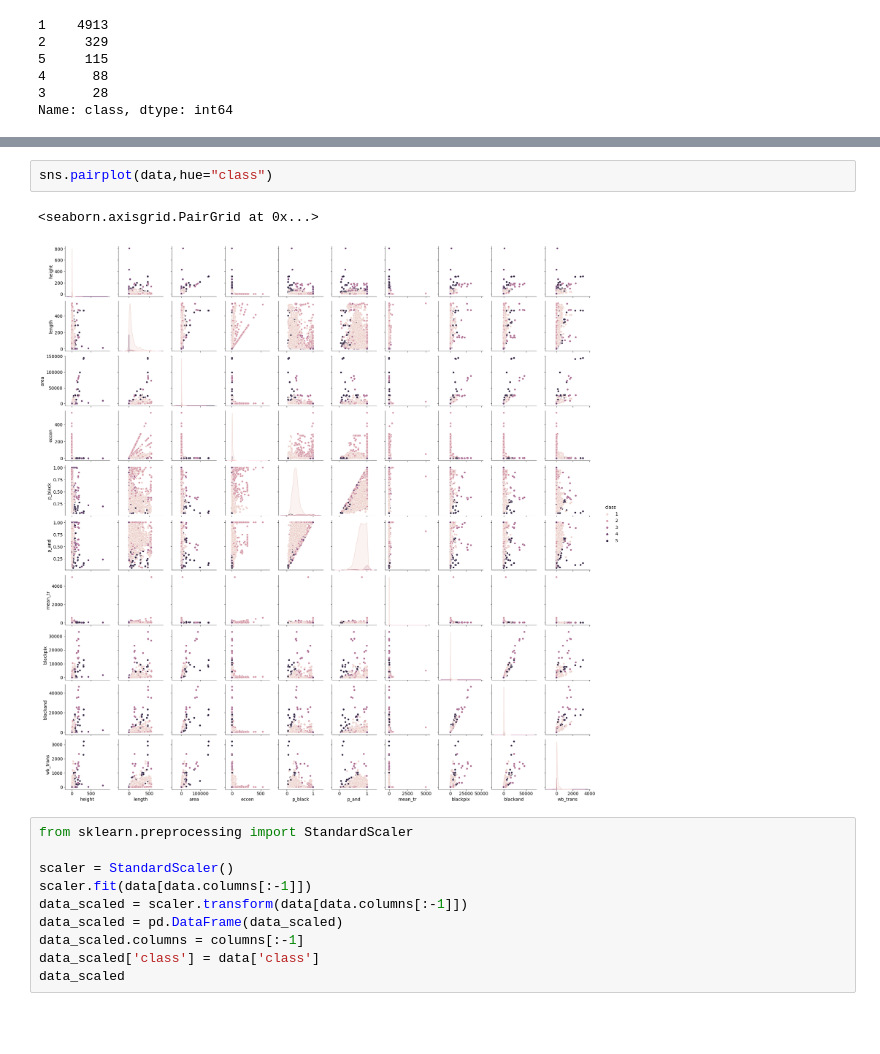
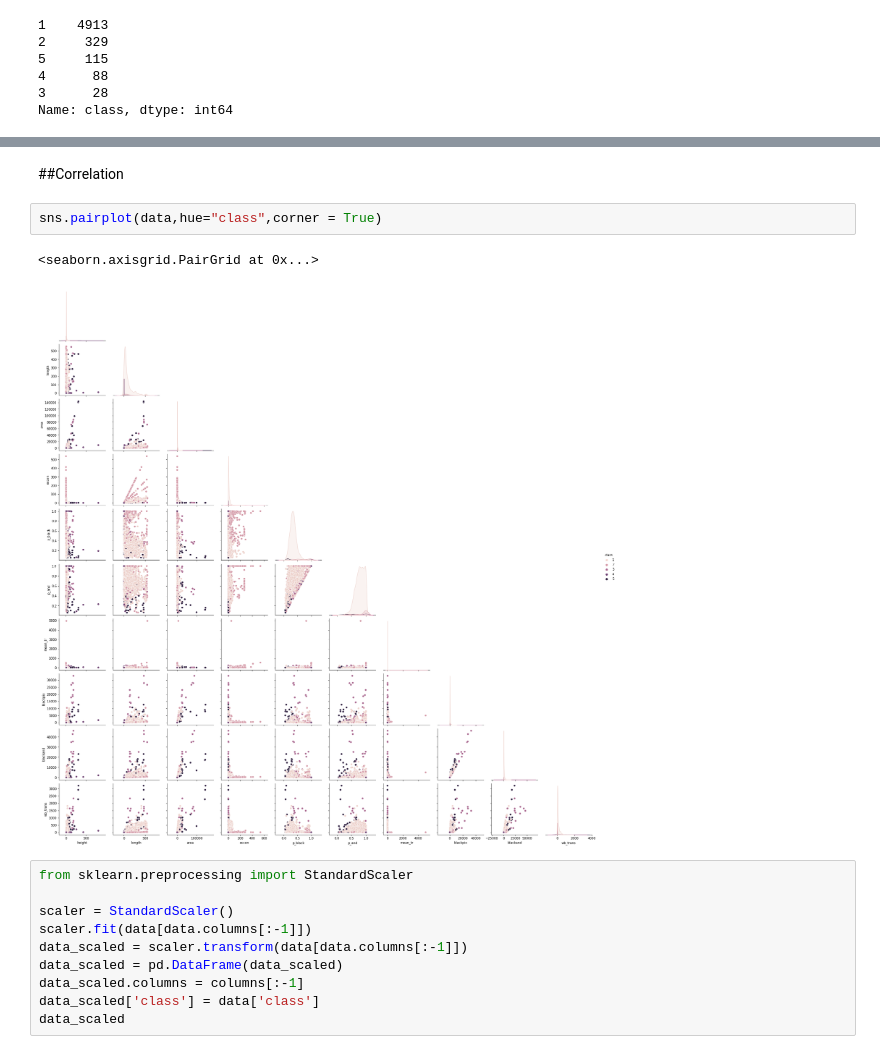
Before and after one commit to dylan-rkt/block_python_project, a Jupyter notebook: notebook/BlockClassification.ipynb, the cells around one changed output, grey strips where cells are left out. Saved outputs shown, nothing was run; the diff lists cells and outputs as text; blank space fills up the shorter version.

```diff
--- a/notebook/BlockClassification.ipynb
+++ b/notebook/BlockClassification.ipynb
@@ -85,11 +85,13 @@ data[data.columns[:-1]].describe()
 | 50% | 8.000000 | 41.000000 | 322.000000 | 5.167000 | 0.337000 | 0.803000 | 2.070000 | 108.000000 | 250.000000 | 49.000000 |
 | 75% | 10.000000 | 107.000000 | 980.000000 | 13.625000 | 0.426000 | 0.927000 | 3.000000 | 284.000000 | 718.000000 | 126.000000 |
 | max | 804.000000 | 553.000000 | 143993.000000 | 537.000000 | 1.000000 | 1.000000 | 4955.000000 | 33017.000000 | 46133.000000 | 3212.000000 |
+# %% [markdown]
+##Correlation
 # %%
-sns.pairplot(data,hue="class")
+sns.pairplot(data,hue="class",corner = True)
 # %% [output]
 <seaborn.axisgrid.PairGrid at 0x...>
-[figure, old version]
+[figure, new version]
 # %%
 from sklearn.preprocessing import StandardScaler
 
```
Also changed, not shown: parts of 24 cells of this notebook.
